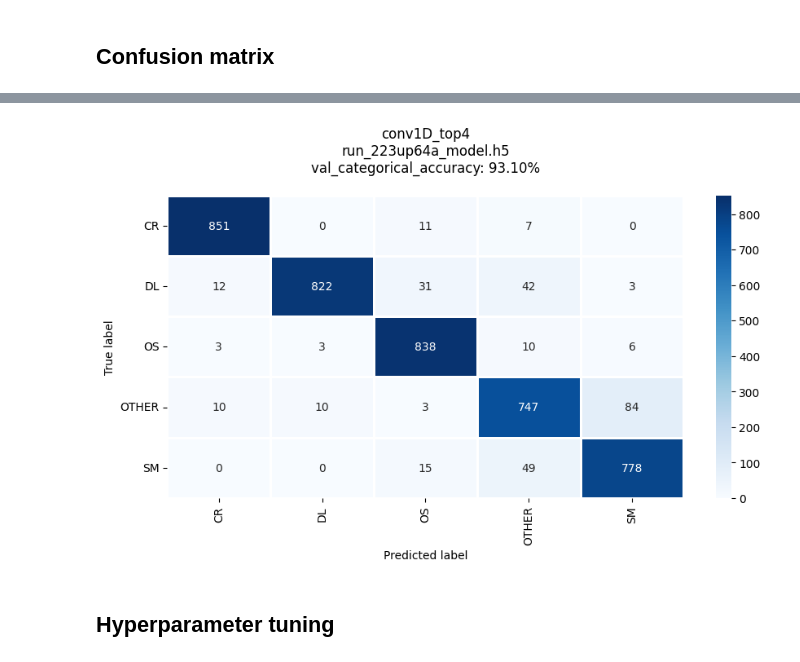
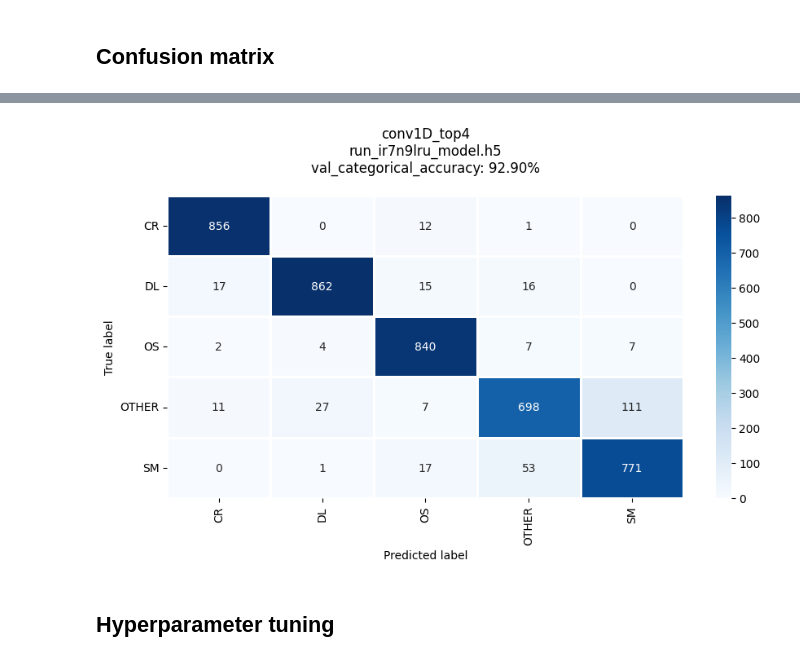
Before and after one commit to IISAS/nvflare-hysped, a Jupyter notebook: volumes/dev/tf/notebooks/model_conv1D_top4.ipynb, the cells around one changed output, grey strips where cells are left out. Saved outputs shown, nothing was run; the diff lists cells and outputs as text; code cells hidden in the pictures.

```diff
--- a/volumes/dev/tf/notebooks/model_conv1D_top4.ipynb
+++ b/volumes/dev/tf/notebooks/model_conv1D_top4.ipynb
@@ -124,10 +124,16 @@ display(JSON(cfg, expanded=True))
 # %% [markdown]
 ## Load data
 # %%
-X_train = pd.read_parquet(os.path.join(cfg['data_dir'], 'X_train.parquet'))
-Y_train = pd.read_parquet(os.path.join(cfg['data_dir'], 'Y_train.parquet'))
-X_val = pd.read_parquet(os.path.join(cfg['data_dir'], 'X_val.parquet'))
-Y_val = pd.read_parquet(os.path.join(cfg['data_dir'], 'Y_val.parquet'))
+X_train = gpd.read_parquet(os.path.join(cfg['data_dir'], 'X_train.parquet'))
+Y_train = gpd.read_parquet(os.path.join(cfg['data_dir'], 'Y_train.parquet'))
+X_val = gpd.read_parquet(os.path.join(cfg['data_dir'], 'X_val.parquet'))
+Y_val = gpd.read_parquet(os.path.join(cfg['data_dir'], 'Y_val.parquet'))
+
+Y_train.plot(column=cfg['class_column'], legend=True, figsize=(12,12), marker=',', markersize=1)
+plt.title('Y_train')
+Y_val.plot(column=cfg['class_column'], legend=True, figsize=(12,12), marker=',', markersize=1)
+plt.title('Y_val')
+plt.show()
 
 label_encoder = LabelEncoder()
 encoder_filename = os.path.join(cfg['data_dir'], 'encoder-%s.npy' % cfg['class_column'])
@@ -135,14 +141,20 @@ label_encoder.classes_ = np.load(encoder_filename, allow_pickle=True)
 
 num_classes = len(label_encoder.classes_)
 
-X_train = X_train.values
+X_train = X_train.values[:,1:]
 Y_train = to_categorical(
     label_encoder.transform(Y_train[cfg['class_column']]),
     num_classes=num_classes
 )
 
-X_val = X_val.values
+X_val = X_val.values[:,1:]
 Y_val = to_categorical(
     label_encoder.transform(Y_val[cfg['class_column']]),
     num_classes=num_classes
 )
+
+
+X_train = X_train.astype(np.float32)
+Y_train = Y_train.astype(np.float32)
+X_val = X_val.astype(np.float32)
+Y_val = Y_val.astype(np.float32)
@@ -194,15 +209,15 @@ def make_model(
 # %%
 config = dict(
     input_shape=(X_train.shape[1], 1),
-    filters=[512,256,128,64],
-    kernel_sizes=[9,7,5,3],
+    filters=[1024,512,256,128],
+    kernel_sizes=[15,9,7,5],
     num_classes=Y_train.shape[1],
-    padding='causal'
+    padding='valid'
 )
 
 run = wandb.init(
     project=cfg['project_name'],
-    config=config
+    config=config,
 )
 logger.info('run.id: %s, run.name: %s' % (run.id, run.name))
 
@@ -297,7 +292,7 @@ Run history:
 # load the best model
 m = tf.keras.models.load_model(wandbModelCheckpoint.filepath)
 
-Y_pred = predict_model(m, X_val, Y_val, label_encoder=label_encoder)
+Y_pred = predict_model(m, X_val, label_encoder=label_encoder)
 cm = confusion_matrix(label_encoder.inverse_transform(np.argmax(Y_val, axis=1)), Y_pred)
 
 fig, ax = plt.subplots(figsize=(9,5))
@@ -309,4 +304,4 @@ plt.show()
-[figure, old version]
+[figure, new version]
 # %% [markdown]
 ## Hyperparameter tuning
 # %%
```
Also changed, not shown: parts of 25 cells of this notebook, 1 other file.
